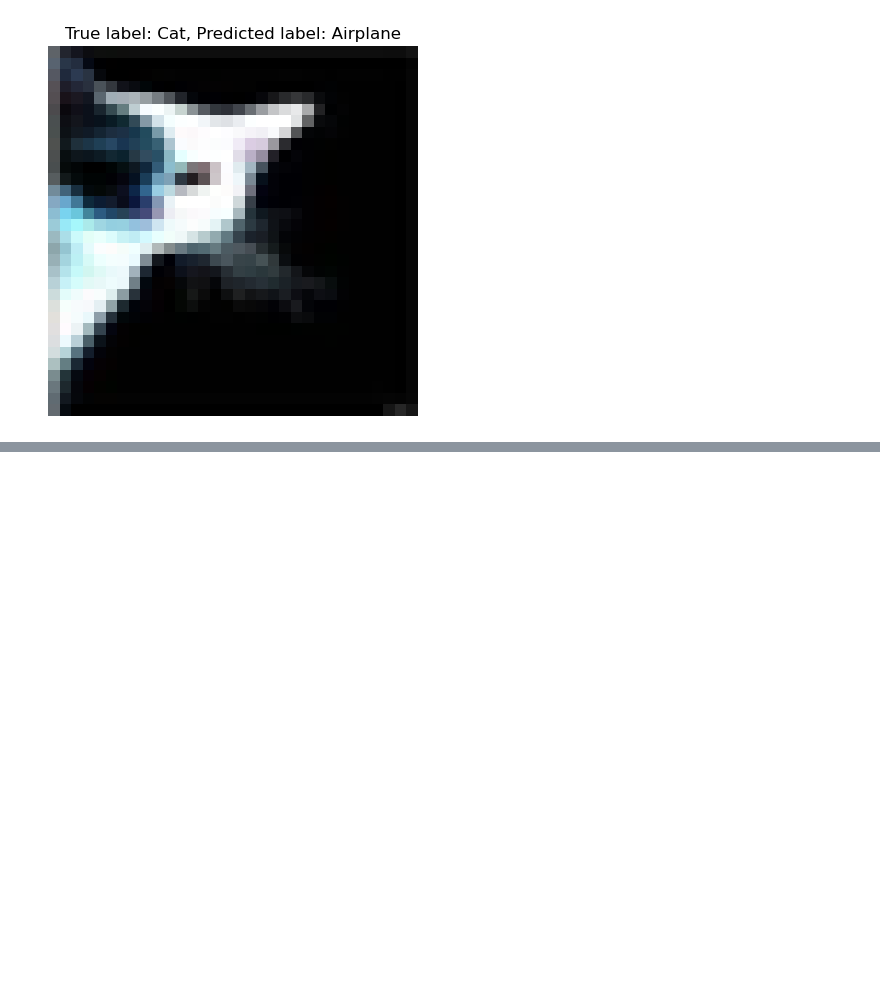
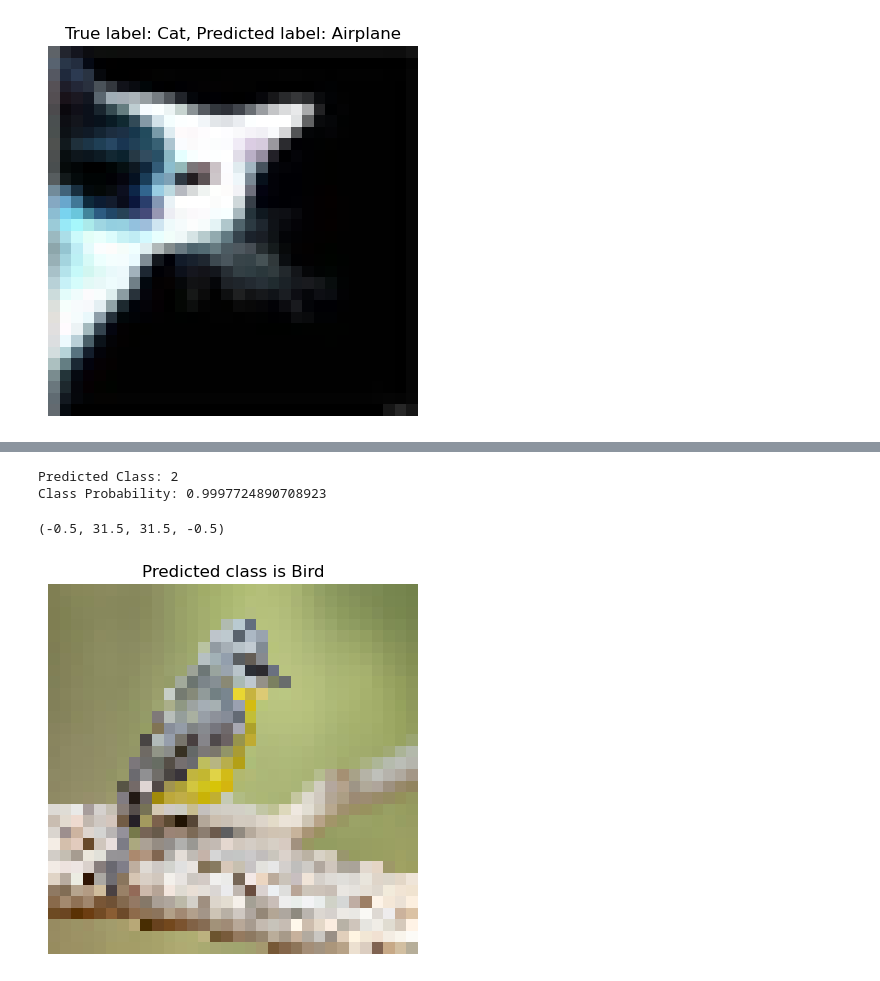
Before and after one commit to anishka07/ciphar10, a Jupyter notebook: cifar-10.ipynb, the cells around one changed output, grey strips where cells are left out. Cells and saved outputs as stored; diff of their text form; code cells hidden in the pictures; blank space fills up the shorter version.

```diff
--- a/cifar-10.ipynb
+++ b/cifar-10.ipynb
@@ -169,3 +177,10 @@ final_plot(incorrect_index)
 [figure]
 [figure]
 [figure]
+# %%
+imagepath = '/Users/anishkamukherjee/Documents/Tensorflow2.0_AI/CNN/bird.jpg'
+img = image.load_img(imagepath, target_size=(32,32))
+img = image.img_to_array(img)
+img = img/255.0
+img = np.expand_dims(img, axis=0)
+prediction = model.predict(img)
@@ -171,0 +189,16 @@ final_plot(incorrect_index)
+# %%
+predicted_class = np.argmax(prediction)
+
+print(f"Predicted Class: {predicted_class}")
+print(f"Class Probability: {prediction[0][predicted_class]}")
+# %% [output]
+Predicted Class: 2
+Class Probability: 0.9997724890708923
+# %%
+predicted_class = class_names[tf.argmax(prediction, axis=1)[0].numpy()]
+plt.imshow(img[0])
+plt.title('Predicted class is %s'%(predicted_class))
+plt.axis('off')
+# %% [output]
+(-0.5, 31.5, 31.5, -0.5)
+[figure, added]
```
Also changed, not shown: parts of 6 cells of this notebook.
